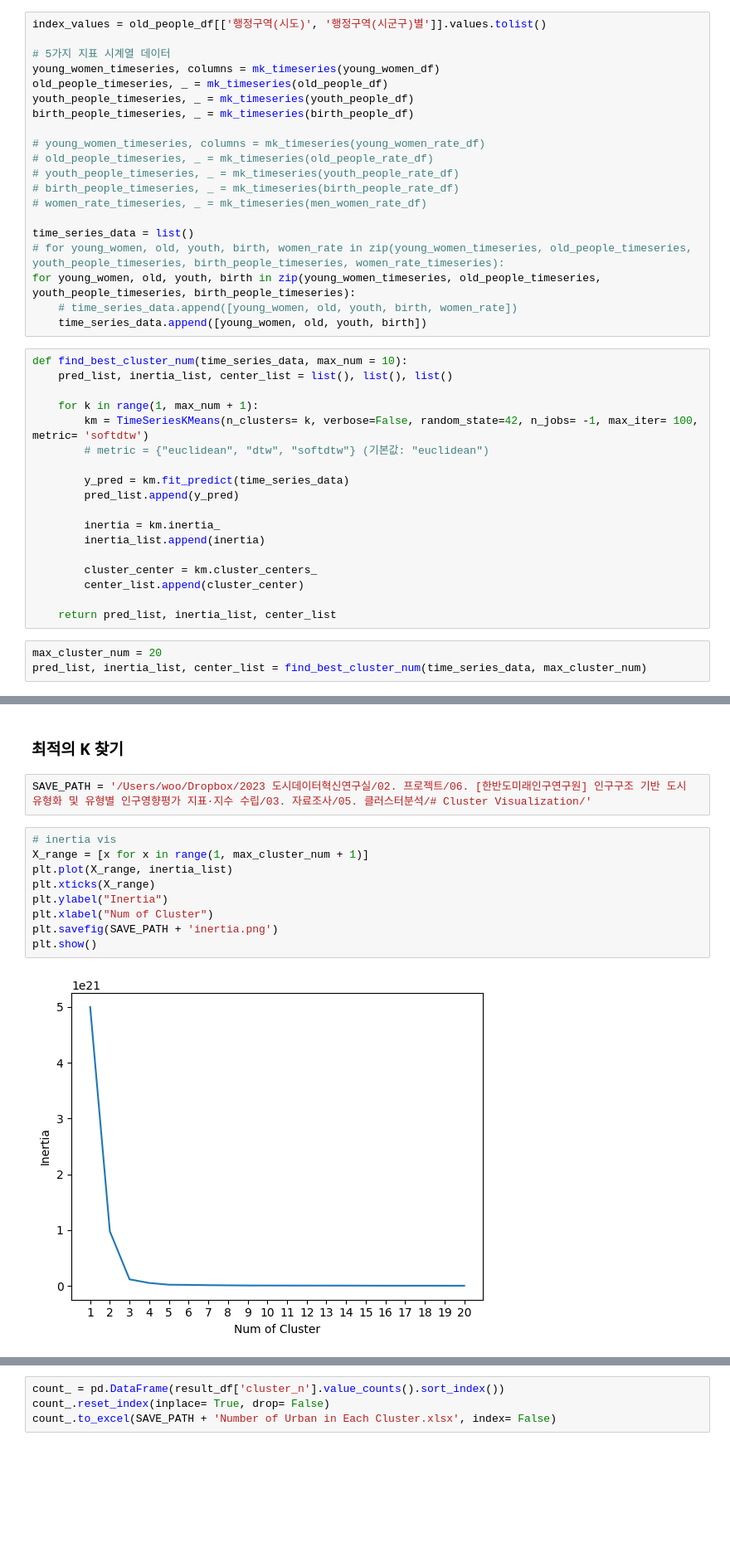
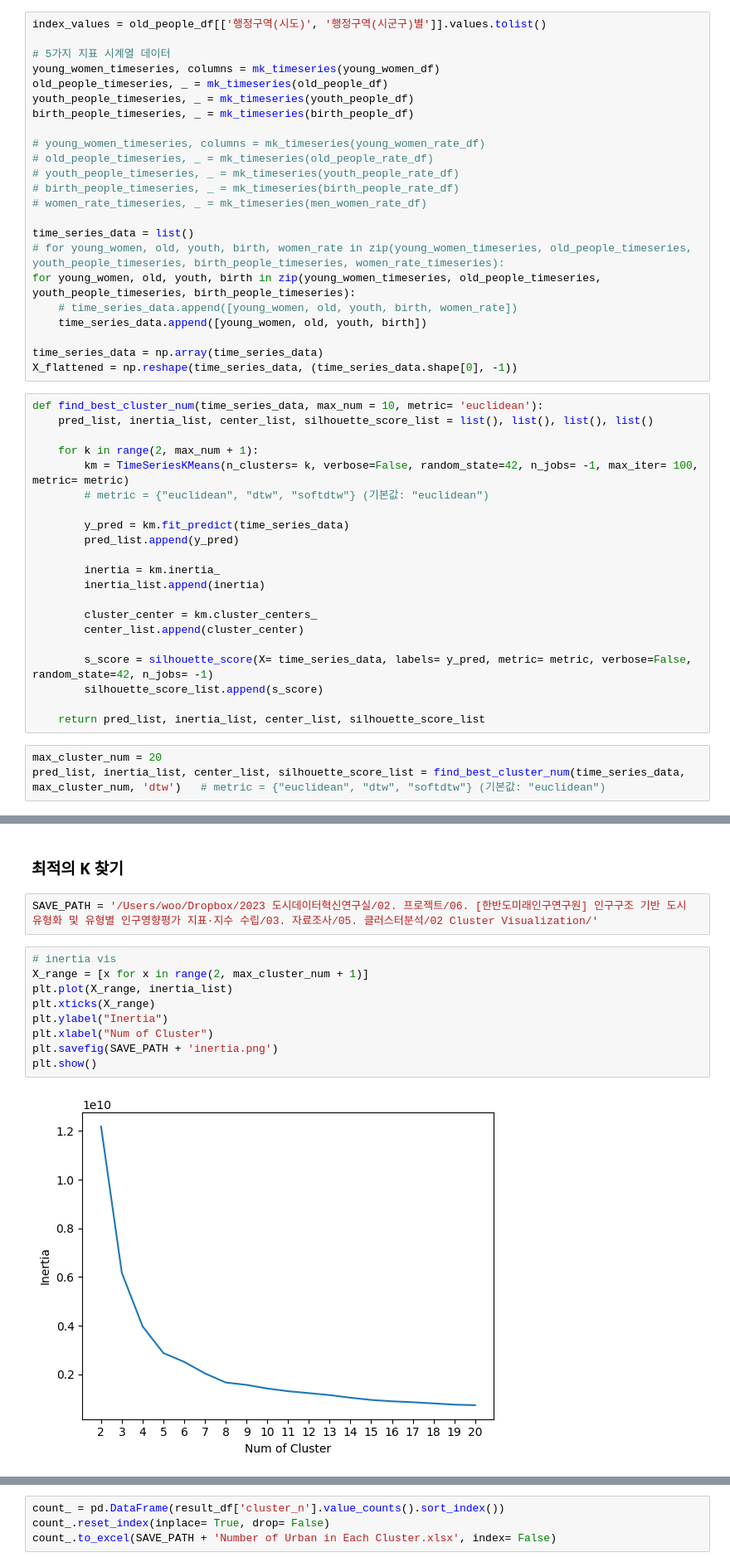
Before and after one commit to applewoods/Population_Analysis, a Jupyter notebook: Population_Preprocessing.ipynb, the cells around one changed output, grey strips where cells are left out. Shown at 83% size. Drawn from its saved outputs; the diff is of its cells as text; blank space fills up the shorter version.

```diff
--- a/Population_Preprocessing.ipynb
+++ b/Population_Preprocessing.ipynb
@@ -249,12 +244,15 @@ time_series_data = list()
 for young_women, old, youth, birth in zip(young_women_timeseries, old_people_timeseries, youth_people_timeseries, birth_people_timeseries):
     # time_series_data.append([young_women, old, youth, birth, women_rate])
     time_series_data.append([young_women, old, youth, birth])
+
+time_series_data = np.array(time_series_data)
+X_flattened = np.reshape(time_series_data, (time_series_data.shape[0], -1))
 # %%
-def find_best_cluster_num(time_series_data, max_num = 10):
-    pred_list, inertia_list, center_list = list(), list(), list()
+def find_best_cluster_num(time_series_data, max_num = 10, metric= 'euclidean'):
+    pred_list, inertia_list, center_list, silhouette_score_list = list(), list(), list(), list()
 
-    for k in range(1, max_num + 1):
-        km = TimeSeriesKMeans(n_clusters= k, verbose=False, random_state=42, n_jobs= -1, max_iter= 100, metric= 'softdtw')
+    for k in range(2, max_num + 1):
+        km = TimeSeriesKMeans(n_clusters= k, verbose=False, random_state=42, n_jobs= -1, max_iter= 100, metric= metric)
         # metric = {"euclidean", "dtw", "softdtw"} (기본값: "euclidean")
 
         y_pred = km.fit_predict(time_series_data)
@@ -266,7 +264,10 @@ def find_best_cluster_num(time_series_data, max_num = 10):
         cluster_center = km.cluster_centers_
         center_list.append(cluster_center)
 
-    return pred_list, inertia_list, center_list
+        s_score = silhouette_score(X= time_series_data, labels= y_pred, metric= metric, verbose=False, random_state=42, n_jobs= -1)
+        silhouette_score_list.append(s_score)
+
+    return pred_list, inertia_list, center_list, silhouette_score_list
 # %%
 max_cluster_num = 20
-pred_list, inertia_list, center_list = find_best_cluster_num(time_series_data, max_cluster_num)
+pred_list, inertia_list, center_list, silhouette_score_list = find_best_cluster_num(time_series_data, max_cluster_num, 'dtw')   # metric = {"euclidean", "dtw", "softdtw"} (기본값: "euclidean")
@@ -273,15 +297,15 @@ pred_list, inertia_list, center_list = find_best_cluster_num(time_series_data, m
 # %% [markdown]
 ### 최적의 K 찾기
 # %%
-SAVE_PATH = '/Users/woo/Dropbox/2023 도시데이터혁신연구실/02. 프로젝트/06. [한반도미래인구연구원] 인구구조 기반 도시 유형화 및 유형별 인구영향평가 지표·지수 수립/03. 자료조사/05. 클러스터분석/# Cluster Visualization/'
+SAVE_PATH = '/Users/woo/Dropbox/2023 도시데이터혁신연구실/02. 프로젝트/06. [한반도미래인구연구원] 인구구조 기반 도시 유형화 및 유형별 인구영향평가 지표·지수 수립/03. 자료조사/05. 클러스터분석/02 Cluster Visualization/'
 # %%
 # inertia vis
-X_range = [x for x in range(1, max_cluster_num + 1)]
+X_range = [x for x in range(2, max_cluster_num + 1)]
 plt.plot(X_range, inertia_list)
 plt.xticks(X_range)
 plt.ylabel("Inertia")
 plt.xlabel("Num of Cluster")
 plt.savefig(SAVE_PATH + 'inertia.png')
 plt.show()
 # %% [output]
-[figure, old version]
+[figure, new version]
```
Also changed, not shown: parts of 27 cells of this notebook.
